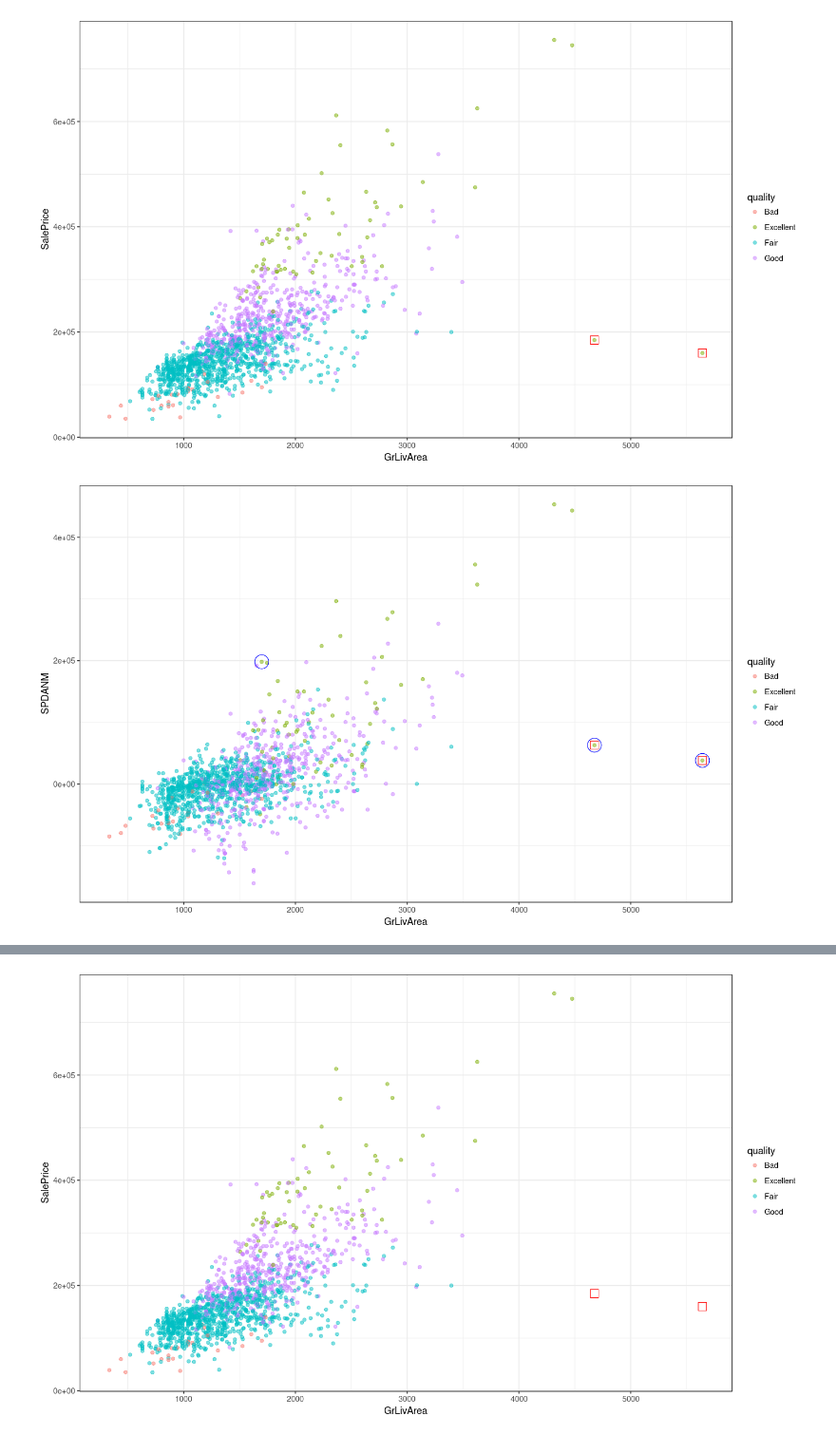
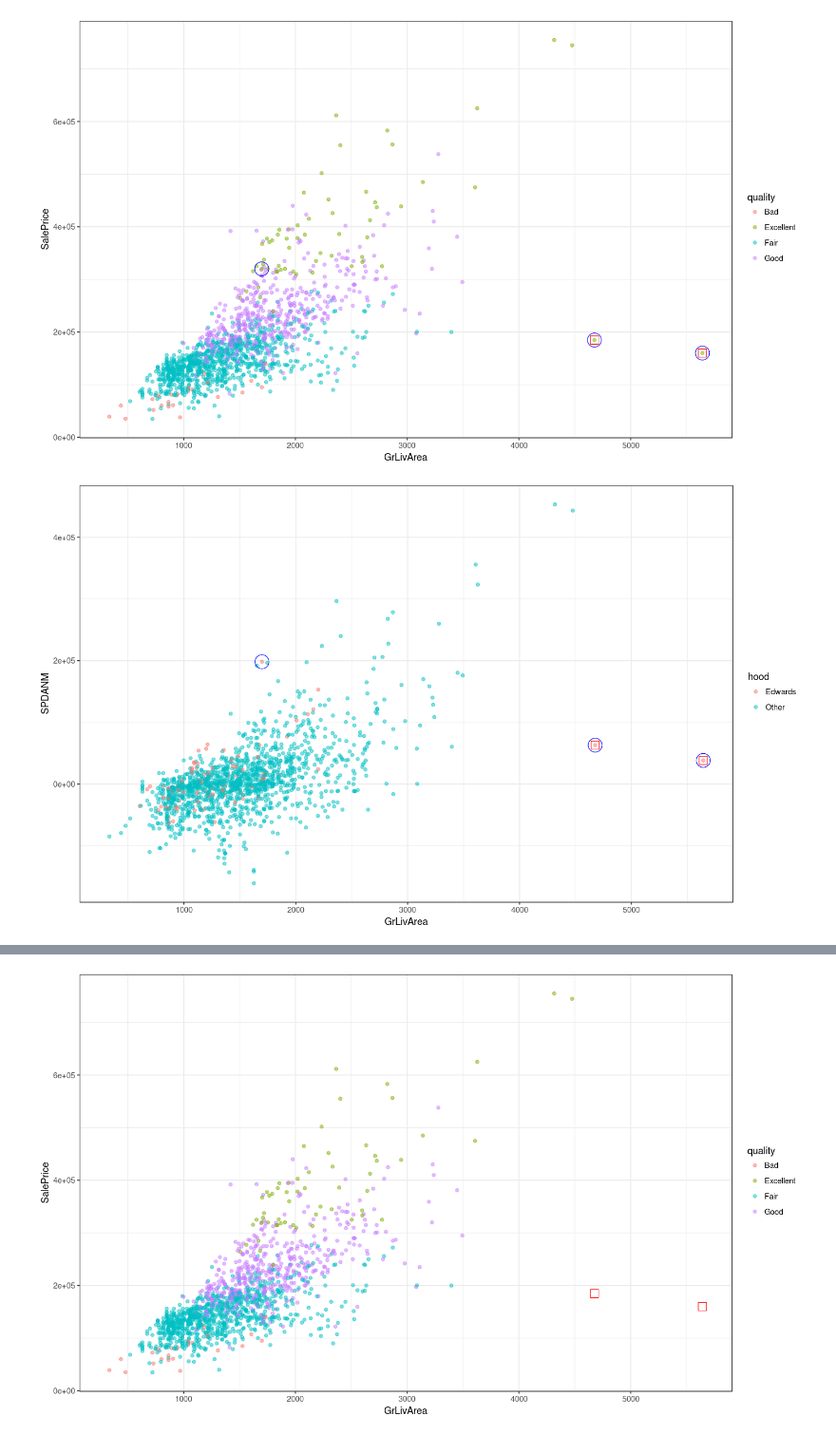
Before and after one commit to MatrixNorm/kaggle, a Jupyter notebook: rbooks/house_prices/02_outliers.ipynb, the cells around one changed output, grey strips where cells are left out. Shown: that part at 95% size. Cells and saved outputs as stored; diff of their text form; code cells hidden in the pictures.

```diff
--- a/rbooks/house_prices/02_outliers.ipynb
+++ b/rbooks/house_prices/02_outliers.ipynb
@@ -18,5 +22,9 @@ test_that("...", {
 })
 # %%
+#
+# SPDANM - deviation of price from neighborhood's median price
+# price_per_sq - price per living area square feet
+#
 training_dataset <-
     training_dataset %>%
     mutate(
@@ -34,6 +42,7 @@ training_dataset <-
     )
 
 strange_cases <- house_prices$outliers$get_strange_cases(training_dataset)
+EdwardsExcellent <- training_dataset %>% filter(Neighborhood == 'Edwards', quality == 'Excellent')
 # %%
 options(repr.plot.width = 12, repr.plot.height = 6)
 
@@ -51,19 +61,21 @@ training_dataset %>%
 ggplot() +
 geom_point(aes(x=GrLivArea, y=SalePrice, color=quality), alpha=0.5) +
 geom_point(data=strange_cases, aes(x=GrLivArea, y=SalePrice), colour="red", size=4, shape=0) +
+geom_point(data=EdwardsExcellent, aes(x=GrLivArea, y=SalePrice), colour="blue", size=7, shape=1) +
 theme_bw()
 # %% [output]
-[figure, old version]
+[figure, new version]
 # %%
 options(repr.plot.width = 12, repr.plot.height = 7)
 
 training_dataset %>%
+mutate(
+    hood = ifelse(Neighborhood == 'Edwards', 'Edwards', 'Other')
+) %>%
 ggplot() +
-geom_point(aes(x=GrLivArea, y=SPDANM, color=quality), alpha=0.5) +
+geom_point(aes(x=GrLivArea, y=SPDANM, color=hood), alpha=0.5) +
 geom_point(data=strange_cases, aes(x=GrLivArea, y=SPDANM), colour="red", size=4, shape=0) +
-geom_point(
-    data=training_dataset %>% filter(Neighborhood == 'Edwards', quality == 'Excellent'),
-    aes(x=GrLivArea, y=SPDANM), colour="blue", size=7, shape=1) +
+geom_point(data=EdwardsExcellent, aes(x=GrLivArea, y=SPDANM), colour="blue", size=7, shape=1) +
 theme_bw()
 # %% [output]
-[figure, old version]
+[figure, new version]
```
Also changed, not shown: parts of 5 cells of this notebook, 6 other files.
